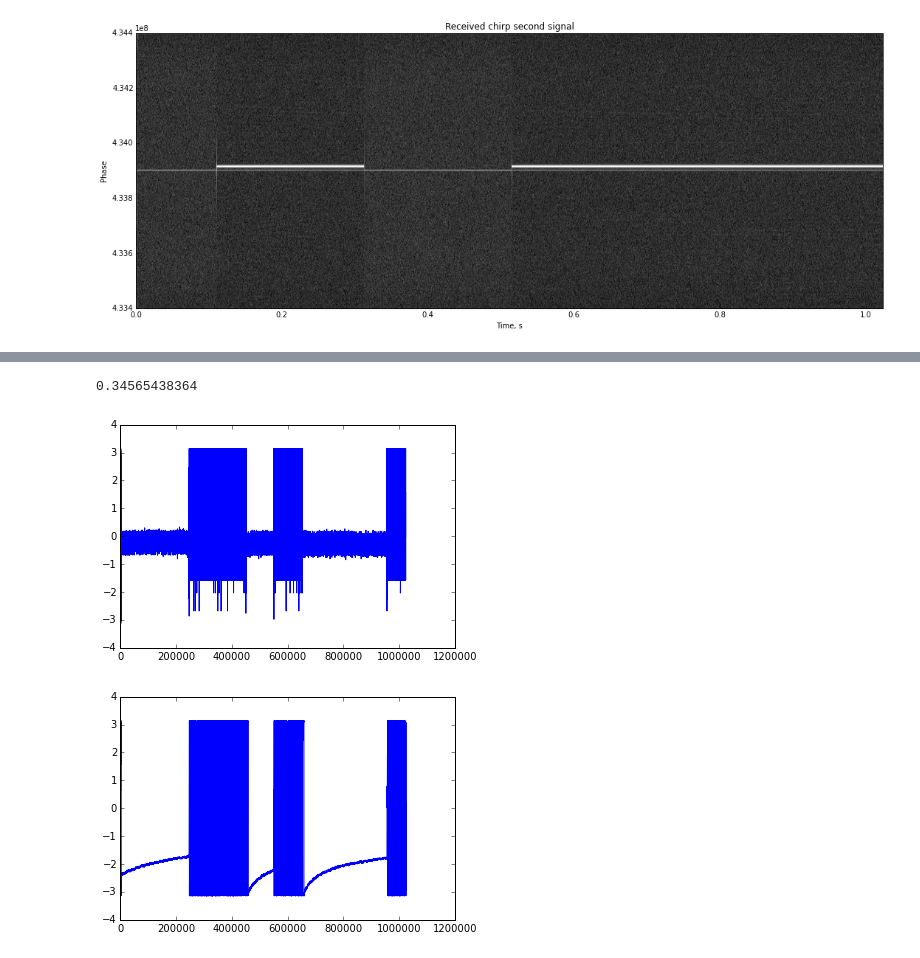
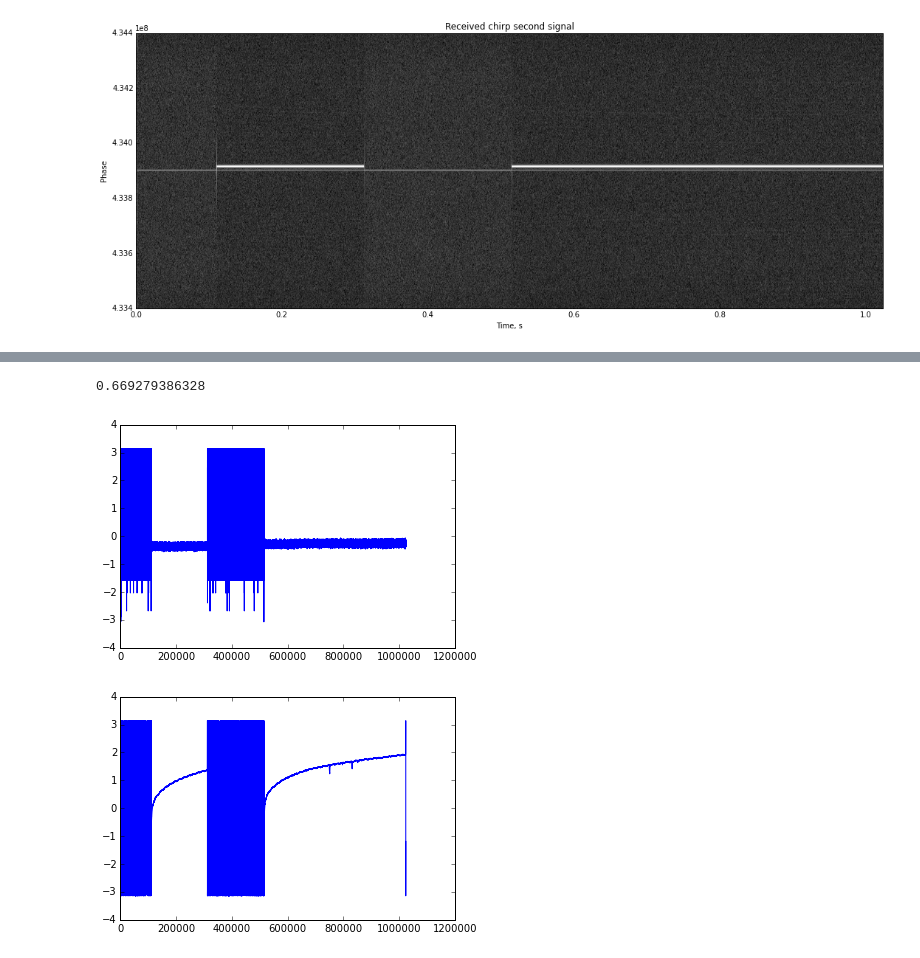
Before and after one commit to auroracramer/phasedarraylocalization, a Jupyter notebook: Lucine_Testing_SDR_Sampling.ipynb, the cells around one changed output, grey strips where cells are left out. Drawn from its saved outputs; the diff is of its cells as text; code cells hidden in the pictures.

```diff
--- a/Lucine_Testing_SDR_Sampling.ipynb
+++ b/Lucine_Testing_SDR_Sampling.ipynb
@@ -453,24 +478,24 @@ filt_delay = np.argmax(filt_xcorr_abs)-len(y0) + 1
 # %%
-# phase_diff_orig = np.angle(y0[delay:] * np.conjugate(y1[:-delay]))
-phase_diff_orig = np.angle(y0[:delay] * np.conjugate(y1[-delay:])) #negative delay
+phase_diff_orig = np.angle(y0[delay:] * np.conjugate(y1[:-delay]))
+# phase_diff_orig = np.angle(y0[:delay] * np.conjugate(y1[-delay:])) #negative delay
 
 figure()
 plt.plot(phase_diff_orig)
 
-# phase_diff_filt = np.angle(filt_y0[filt_delay:] * np.conjugate(filt_y1[:-filt_delay]))
-phase_diff_filt = np.angle(filt_y0[:filt_delay] * np.conjugate(filt_y1[-filt_delay:])) # negative delay
+phase_diff_filt = np.angle(filt_y0[filt_delay:] * np.conjugate(filt_y1[:-filt_delay]))
+# phase_diff_filt = np.angle(filt_y0[:filt_delay] * np.conjugate(filt_y1[-filt_delay:])) # negative delay
 
 figure()
 plt.plot(phase_diff_filt)
 
 # phase_offset = np.mean(phase_diff_orig[:100000])
-phase_offset = np.mean(phase_diff_orig[200000:400000])
+# phase_offset = np.mean(phase_diff_orig[200000:400000])
+# print phase_offset
+
+phase_offset = np.mean(phase_diff_filt[:800000])
 print phase_offset
-
-# phase_offset = np.mean(phase_diff_filt[:800000])
-# print phase_offset
 # %% [output]
-0.34565438364
+0.669279386328
-[figure, old version]
+[figure, new version]
-[figure, old version]
+[figure, new version]
 # %%
```
Also changed, not shown: parts of 8 cells of this notebook.
